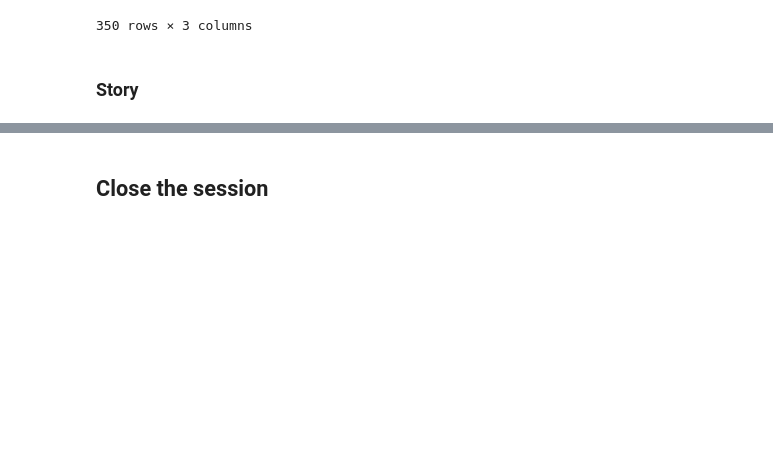
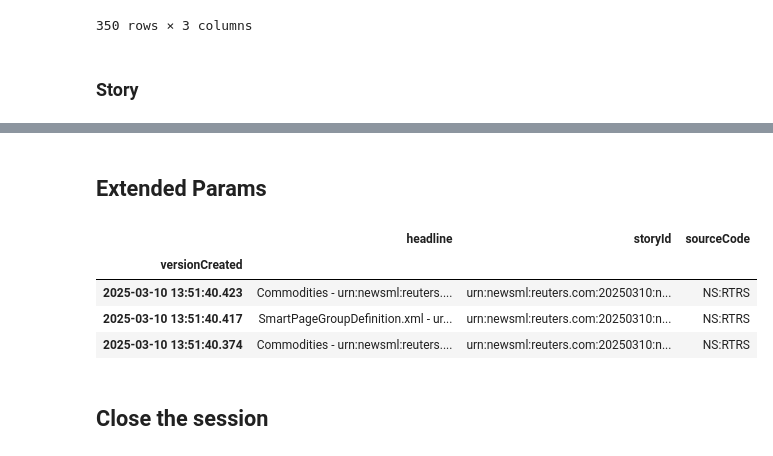
Before and after one commit to LSEG-API-Samples/Example.DataLibrary.Python, a Jupyter notebook: Examples/2-Content/2.03-News/EX-2.03.01-News.ipynb, the cells around one changed output, grey strips where cells are left out. Saved outputs shown, nothing was run; the diff lists cells and outputs as text; code cells hidden in the pictures; blank space fills up the shorter version.

```diff
--- a/Examples/2-Content/2.03-News/EX-2.03.01-News.ipynb
+++ b/Examples/2-Content/2.03-News/EX-2.03.01-News.ipynb
@@ -112,6 +110,24 @@ HTML(response.data.story.content.html)
 # %% [output]
 Cognizant Launches First Set Of Healthcare Large Language Model Solutions As Part Of Generative AI Partnership With Google Cloud
 [interactive output not drawn]
+# %% [markdown]
+## Extended Params
+# %%
+response = news.headlines.Definition(
+    query="",
+    date_from="01.01.2025",
+    # date_to=timedelta(days=-4),
+    count=3,
+    extended_params={
+        "Source": "(    [Reuters News] OR [Dow Jones News Service] OR [LSEG Commodities Research & Forecast]    )   AND (  [Grains]   )"}
+).get_data()
+response.data.df
+# %% [output]
+|  | headline | storyId | sourceCode |
+| versionCreated |  |  |  |
+| 2025-03-10 13:51:40.423 | Commodities - urn:newsml:reuters.... | urn:newsml:reuters.com:20250310:n... | NS:RTRS |
+| 2025-03-10 13:51:40.417 | SmartPageGroupDefinition.xml - ur... | urn:newsml:reuters.com:20250310:n... | NS:RTRS |
+| 2025-03-10 13:51:40.374 | Commodities - urn:newsml:reuters.... | urn:newsml:reuters.com:20250310:n... | NS:RTRS |
 # %% [markdown]
 ## Close the session
 # %%
```
Also changed, not shown: parts of 4 cells of this notebook.
